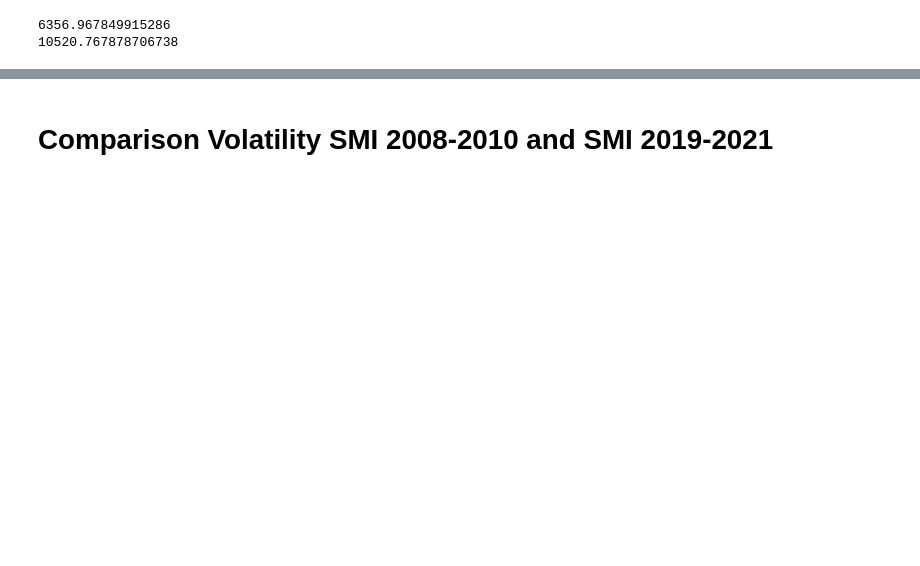
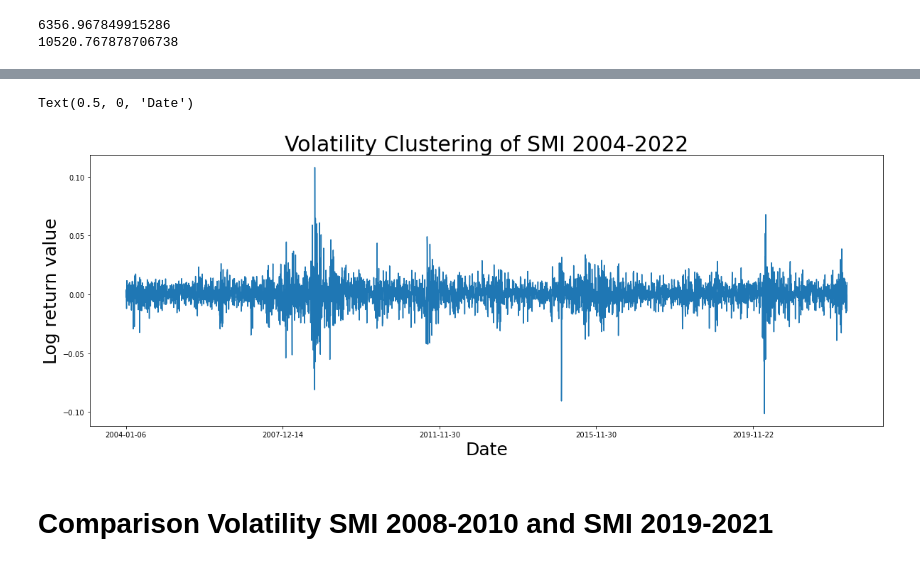
Before and after one commit to Darioschuerch/Project_MRWAM69.F2201_Marzer_Schuerch, a Jupyter notebook: Project/Project_MRWAM69.F2201_Marzer_Schuerch.ipynb, the cells around one changed output, grey strips where cells are left out. Drawn from its saved outputs; the diff is of its cells as text; code cells hidden in the pictures; blank space fills up the shorter version.

```diff
--- a/Project/Project_MRWAM69.F2201_Marzer_Schuerch.ipynb
+++ b/Project/Project_MRWAM69.F2201_Marzer_Schuerch.ipynb
@@ -116,0 +118,7 @@ print(mean_SMI_19)
+# %%
+#Calculate Pct Change & Log Return
+df_04 = pd.read_csv("SMI_ALL.csv",sep = ",", index_col=0)
+df_04["Pct Change"]= df_04["Adj Close"].pct_change()
+df_04["Log Return"]= np.log(df_04["Adj Close"]/df_04["Adj Close"].shift(1))
+df_04 =df_04[1:] #Remove the first observation NaN
+df_04.head()
@@ -117,3 +133,11 @@ print(mean_SMI_19)
+# %%
+df_04["Log Return"].plot(figsize = (20,7))
+plt.title("Volatility Clustering of SMI 2004-2022",  fontsize = 30)
+plt.ylabel("Log return value", fontsize = 25)
+plt.xlabel("Date",  fontsize = 25)
+# %% [output]
+Text(0.5, 0, 'Date')
+[figure, added]
 # %% [markdown]
 # Comparison Volatility SMI 2008-2010 and SMI 2019-2021
 # %%
```
Also changed, not shown: parts of 49 cells of this notebook, 4 other files.
